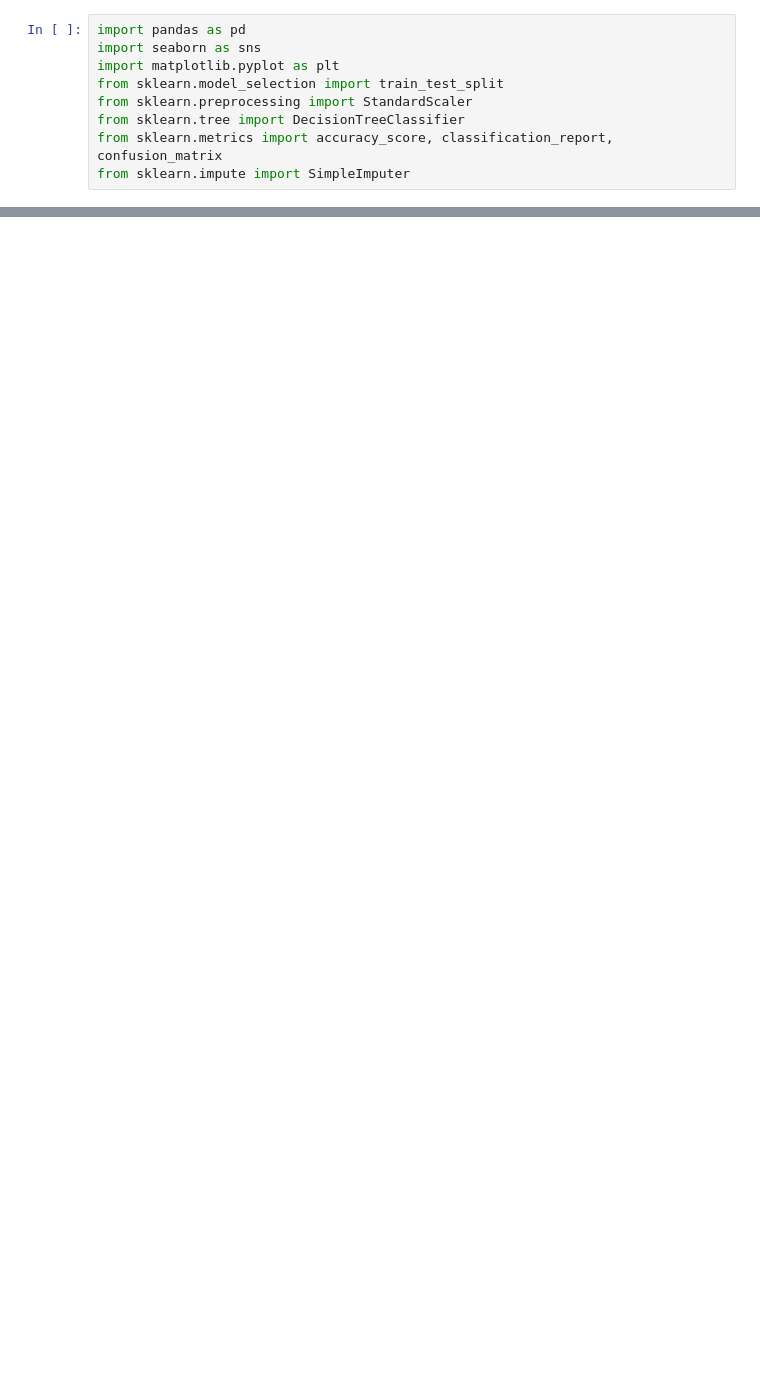
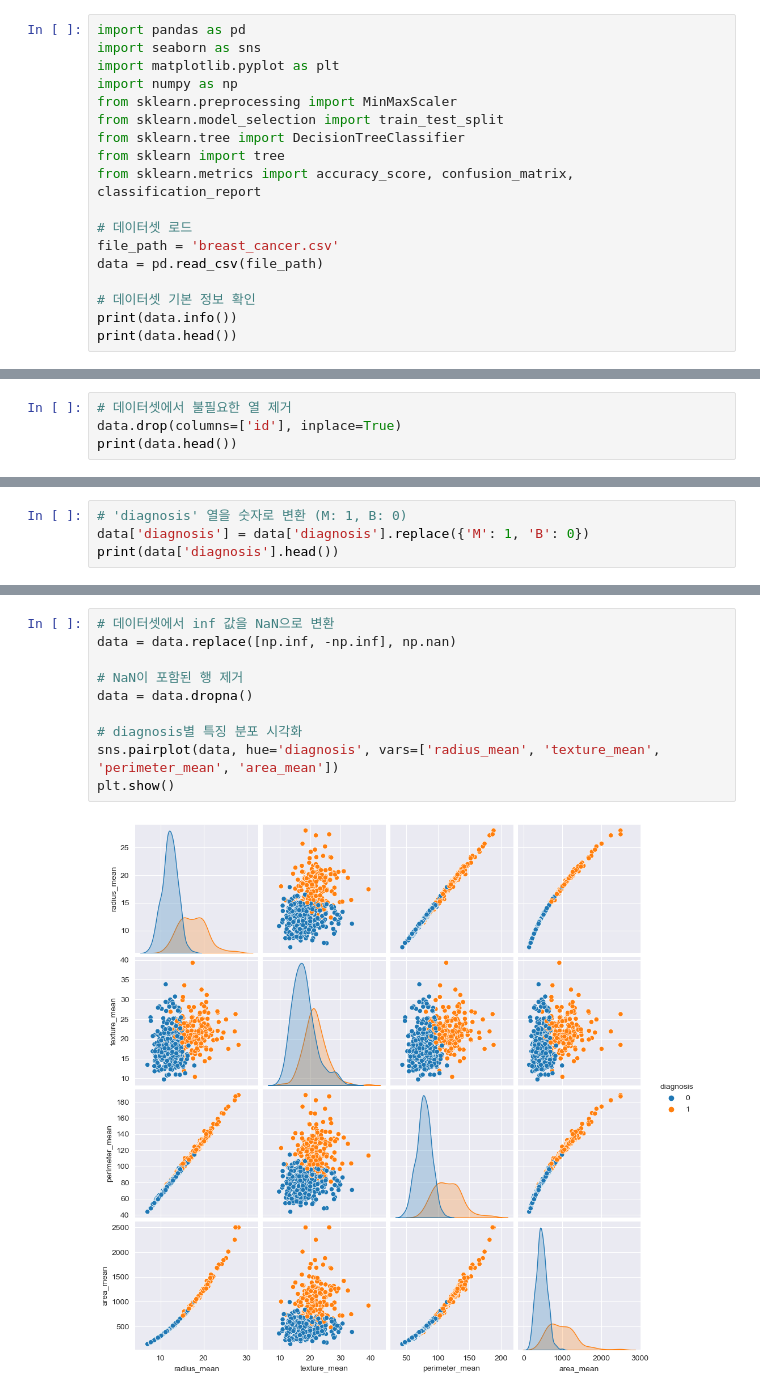
Before and after one commit to SinnoLn/BigData_Design_Project, a Jupyter notebook: 실습/brest_canser_any.ipynb, the cells around one changed output, grey strips where cells are left out. Saved outputs shown, nothing was run; the diff lists cells and outputs as text; blank space fills up the shorter version.

Commit message:
brest_cancer Bigdata analysis

```diff
--- a/실습/brest_canser_any.ipynb
+++ b/실습/brest_canser_any.ipynb
@@ -24,8 +2,17 @@ Requirement already satisfied: six>=1.5 in /opt/homebrew/anaconda3/lib/python3.1
 import pandas as pd
 import seaborn as sns
 import matplotlib.pyplot as plt
+import numpy as np
+from sklearn.preprocessing import MinMaxScaler
 from sklearn.model_selection import train_test_split
-from sklearn.preprocessing import StandardScaler
 from sklearn.tree import DecisionTreeClassifier
-from sklearn.metrics import accuracy_score, classification_report, confusion_matrix
-from sklearn.impute import SimpleImputer
+from sklearn import tree
+from sklearn.metrics import accuracy_score, confusion_matrix, classification_report
+
+# 데이터셋 로드
+file_path = 'breast_cancer.csv'
+data = pd.read_csv(file_path)
+
+# 데이터셋 기본 정보 확인
+print(data.info())
+print(data.head())
@@ -99,0 +37,4 @@ NameError: name 'SimpleImputer' is not defined
+# %%
+# 데이터셋에서 불필요한 열 제거
+data.drop(columns=['id'], inplace=True)
+print(data.head())
@@ -99,0 +70,4 @@ NameError: name 'SimpleImputer' is not defined
+# %%
+# 'diagnosis' 열을 숫자로 변환 (M: 1, B: 0)
+data['diagnosis'] = data['diagnosis'].replace({'M': 1, 'B': 0})
+print(data['diagnosis'].head())
@@ -99,0 +81,12 @@ NameError: name 'SimpleImputer' is not defined
+# %%
+# 데이터셋에서 inf 값을 NaN으로 변환
+data = data.replace([np.inf, -np.inf], np.nan)
+
+# NaN이 포함된 행 제거
+data = data.dropna()
+
+# diagnosis별 특징 분포 시각화
+sns.pairplot(data, hue='diagnosis', vars=['radius_mean', 'texture_mean', 'perimeter_mean', 'area_mean'])
+plt.show()
+# %% [output]
+[figure, added]
```
Also changed, not shown: parts of 17 cells of this notebook, 1 other file.
